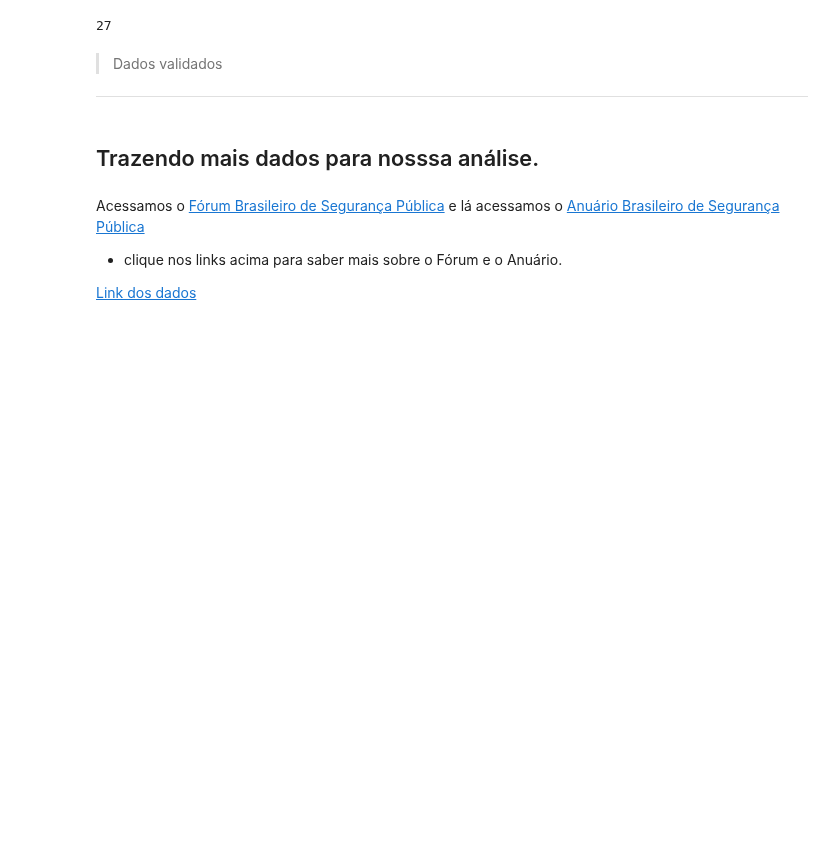
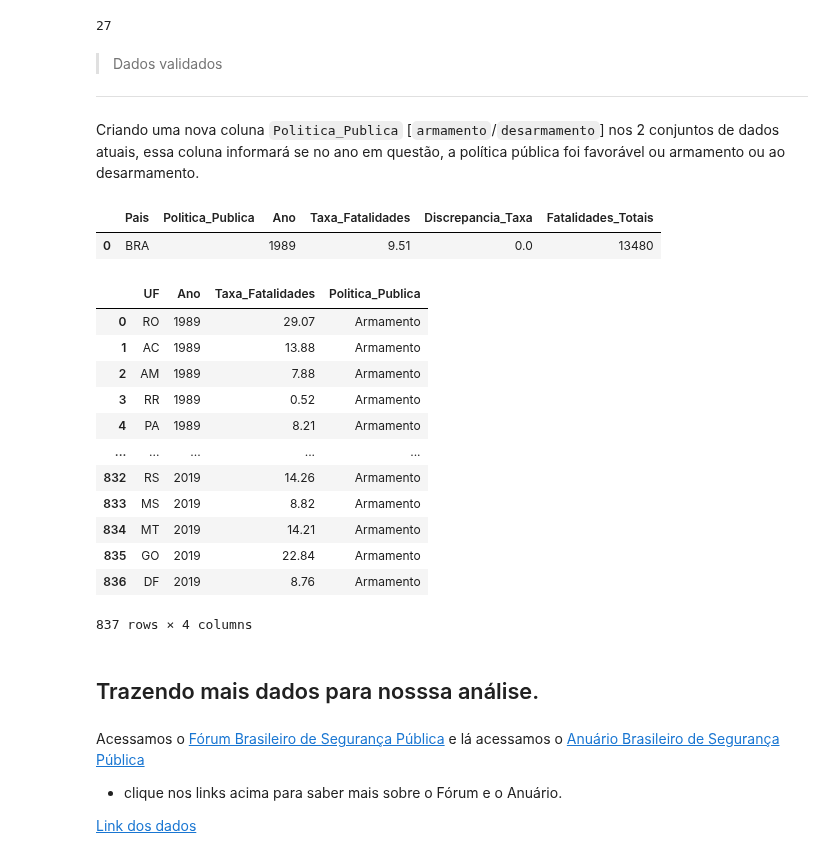
Before and after one commit to kauebr/Portifolio-Desarmamento-Brasil, a Jupyter notebook: Desarmamento Brasil.ipynb, the cells around one changed output. Drawn from its saved outputs; the diff is of its cells as text; code cells hidden in the pictures; blank space fills up the shorter version.

```diff
--- a/Desarmamento Brasil.ipynb
+++ b/Desarmamento Brasil.ipynb
@@ -324,3 +323,12 @@ df_UF['UF'].nunique()
 # %% [markdown]
 > Dados validados
 <hr>
+# %% [markdown]
+Criando uma nova coluna `Politica_Publica` [`armamento`/`desarmamento`] nos 2 conjuntos de dados atuais, essa coluna informará se no ano em questão, a política pública foi favorável ou armamento ou ao desarmamento.
+# %%
+# Inserindo uma coluna 'Discrepancia_Qtd_Total' ao data frame
+df.insert(1, 'Politica_Publica', '')
+df.head(1)
+# %% [output]
+|  | Pais | Politica_Publica | Ano | Taxa_Fatalidades | Discrepancia_Taxa | Fatalidades_Totais |
+| 0 | BRA |  | 1989 | 9.51 | 0.0 | 13480 |
@@ -327,3 +351,19 @@ df_UF['UF'].nunique()
+# %%
+df_UF
+# %% [output]
+|  | UF | Ano | Taxa_Fatalidades | Politica_Publica |
+| 0 | RO | 1989 | 29.07 | Armamento |
+| 1 | AC | 1989 | 13.88 | Armamento |
+| 2 | AM | 1989 | 7.88 | Armamento |
+| 3 | RR | 1989 | 0.52 | Armamento |
+| 4 | PA | 1989 | 8.21 | Armamento |
+| ... | ... | ... | ... | ... |
+| 832 | RS | 2019 | 14.26 | Armamento |
+| 833 | MS | 2019 | 8.82 | Armamento |
+| 834 | MT | 2019 | 14.21 | Armamento |
+| 835 | GO | 2019 | 22.84 | Armamento |
+| 836 | DF | 2019 | 8.76 | Armamento |
+837 rows × 4 columns
 # %% [markdown]
 ## Trazendo mais dados para nosssa análise.
 # %% [markdown]
```
Also changed, not shown: parts of 6 cells of this notebook.
